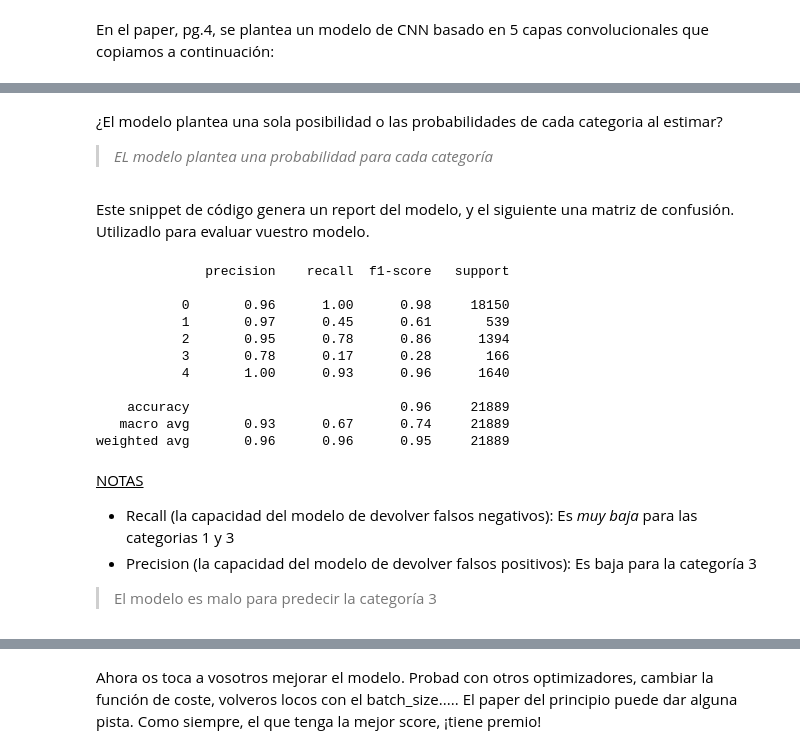
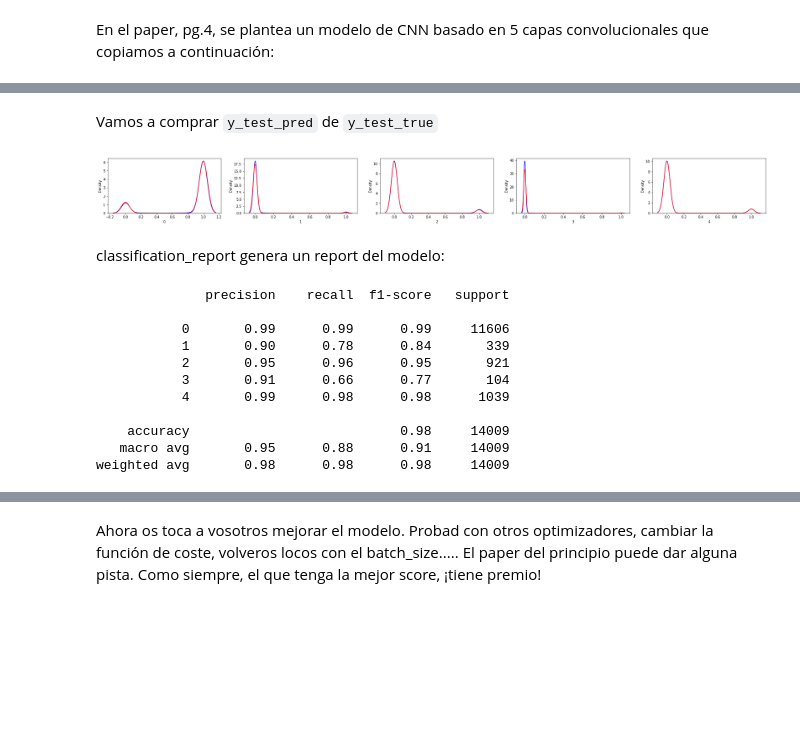
Before and after one commit to LAMDAMielgo/saturdaysAI_dl_mad22, a Jupyter notebook: week_1/practice/DL_S1_Practice_ECG.ipynb, the cells around one changed output, grey strips where cells are left out. Saved outputs shown, nothing was run; the diff lists cells and outputs as text; code cells hidden in the pictures; blank space fills up the shorter version.

```diff
--- a/week_1/practice/DL_S1_Practice_ECG.ipynb
+++ b/week_1/practice/DL_S1_Practice_ECG.ipynb
@@ -498,2 +567,3 @@ plt.show()
 # %%
-y_pred = model.predict(X_test)
+y_test_pred = model.predict(X_test)
+y_val_pred = model.predict(X_validation)
@@ -510,13 +585,0 @@ print(y_test.shape)
-# %%
-# vamos a plotear unos cuantos casos
-n_cases = 5
-pltsize = 3
-
-f, ax = plt.subplots(nrows = 1, ncols = n_cases, figsize=(n_cases*pltsize, pltsize))
-
-for i, _ in enumerate(range(0, 200, 15)[:n_cases]):
-    ax[i].plot(range(n_classes), y_pred[_])
-    ax[i].plot(range(n_classes), y_test[_])
-
-plt.legend(['prediction', 'true'])
-plt.show()
@@ -525,27 +586,33 @@ plt.show()
-# %% [markdown]
-¿El modelo plantea una sola posibilidad o las probabilidades de cada categoria al estimar?
-> *EL modelo plantea una probabilidad para cada categoría*
-# %% [markdown]
-Este snippet de código genera un report del modelo, y el siguiente una matriz de confusión. Utilizadlo para evaluar vuestro modelo.
+# %% [markdown]
+Vamos a comprar `y_test_pred` de `y_test_true`
+# %%
+df_test_pred = pd.DataFrame(y_test_pred)
+df_test_true = pd.DataFrame(y_test)
+# %%
+import seaborn as sns
+f, ax = plt.subplots(nrows = 1, ncols = n_classes, figsize = (35,3))
+
+for i in range(0, n_classes):
+  sns.kdeplot(df_test_pred[i], color = 'blue', ax = ax[i])
+  sns.kdeplot(df_test_true[i], color = 'red', ax = ax[i])
+
+plt.show()
+# %% [output]
+[figure, added]
+# %% [markdown]
+classification_report genera un report del modelo:
 # %%
-print(classification_report(y_test.argmax(axis=1), y_pred.argmax(axis=1)))
+print(classification_report(y_validation.argmax(axis=1), y_val_pred.argmax(axis=1)))
 # %% [output]
               precision    recall  f1-score   support
 
-           0       0.96      1.00      0.98     18150
-           1       0.97      0.45      0.61       539
-           2       0.95      0.78      0.86      1394
-           3       0.78      0.17      0.28       166
-           4       1.00      0.93      0.96      1640
+           0       0.99      0.99      0.99     11606
+           1       0.90      0.78      0.84       339
+           2       0.95      0.96      0.95       921
+           3       0.91      0.66      0.77       104
+           4       0.99      0.98      0.98      1039
 
-    accuracy                           0.96     21889
-   macro avg       0.93      0.67      0.74     21889
-weighted avg       0.96      0.96      0.95     21889
+    accuracy                           0.98     14009
+   macro avg       0.95      0.88      0.91     14009
+weighted avg       0.98      0.98      0.98     14009
-# %% [markdown]
-<u>NOTAS</u>
-
-* Recall (la capacidad del modelo de devolver falsos negativos): Es *muy baja* para las categorias 1 y 3
-* Precision (la capacidad del modelo de devolver falsos positivos): Es baja para la categoría 3
-
-> El modelo es malo para predecir la categoría 3
 # %%
```
Also changed, not shown: parts of 50 cells of this notebook, 4 other files.
